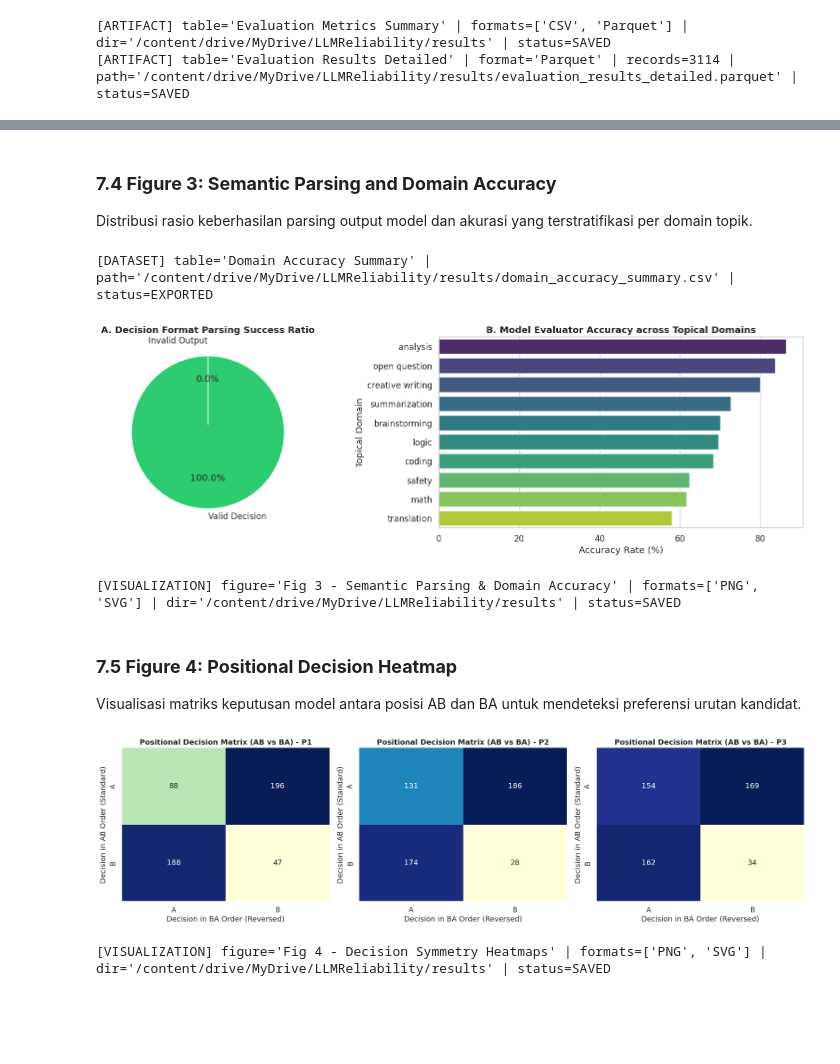
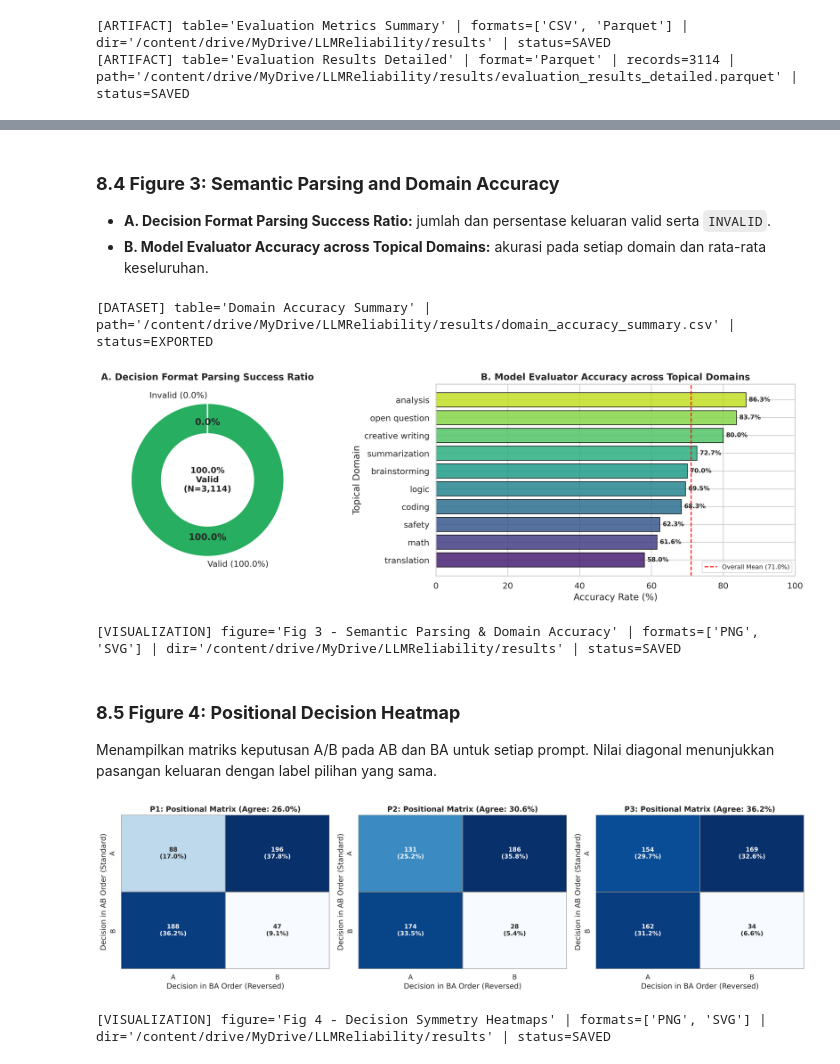
Before and after one commit to RozhakDev/LLMReliability, a Jupyter notebook: AI/08_End_to_End_Evaluation_Pipeline.ipynb, the cells around one changed output, grey strips where cells are left out. Cells and saved outputs as stored; diff of their text form; code cells hidden in the pictures; blank space fills up the shorter version.

```diff
--- a/AI/08_End_to_End_Evaluation_Pipeline.ipynb
+++ b/AI/08_End_to_End_Evaluation_Pipeline.ipynb
@@ -863,6 +912,9 @@ Konfigurasi tema tampilan grafik menggunakan pustaka Seaborn dan Matplotlib.
 # %%
 sns.set_theme(style='whitegrid', font_scale=1.1)
 plt.rcParams['font.sans-serif'] = 'DejaVu Sans'
+plt.rcParams['font.family'] = 'sans-serif'
+plt.rcParams['figure.dpi'] = 300
+plt.rcParams['savefig.dpi'] = 300
 
-print("[VISUALIZATION] theme='whitegrid' | font='DejaVu Sans' | dpi=300 | status=CONFIGURED")
+print(f"[ENVIRONMENT] visualization_framework='Matplotlib/Seaborn' | theme='whitegrid' | base_dpi=300 | status=CONFIGURED")
 # %% [output]
@@ -936,42 +1046,70 @@ print(f"[VISUALIZATION] figure='Fig 2 - Consistency, Flip Rate & Kappa' | format
 [VISUALIZATION] figure='Fig 2 - Consistency, Flip Rate & Kappa' | formats=['PNG', 'SVG'] | dir='/content/drive/MyDrive/LLMReliability/results' | status=SAVED
 # %% [markdown]
-### **7.4 Figure 3: Semantic Parsing and Domain Accuracy**
+### **8.4 Figure 3: Semantic Parsing and Domain Accuracy**
 
-Distribusi rasio keberhasilan parsing output model dan akurasi yang terstratifikasi per domain topik.
+- **A. Decision Format Parsing Success Ratio:** jumlah dan persentase keluaran valid serta `INVALID`.
+- **B. Model Evaluator Accuracy across Topical Domains:** akurasi pada setiap domain dan rata-rata keseluruhan.
 # %%
 fig3, axes3 = plt.subplots(1, 2, figsize=(16, 5))
 
-status_labels = ['Valid Decision', 'Invalid Output']
+total_eval = len(df_valid) + invalid_count
+valid_pct = (len(df_valid) / total_eval) * 100 if total_eval > 0 else 0.0
+invalid_pct = (invalid_count / total_eval) * 100 if total_eval > 0 else 0.0
+
 status_vals = [len(df_valid), invalid_count]
-axes3[0].pie(status_vals, labels=status_labels, autopct='%1.1f%%', colors=['#2ecc71', '#e74c3c'], startangle=90, explode=(0, 0.1))
+status_labels = [f"Valid ({valid_pct:.1f}%)", f"Invalid ({invalid_pct:.1f}%)"]
+
+wedges, texts, autotexts = axes3[0].pie(
+    status_vals,
+    labels=status_labels,
+    autopct='%1.1f%%',
+    colors=['#27ae60', '#e74c3c'],
+    startangle=90,
+    pctdistance=0.75,
+    wedgeprops=dict(width=0.4, edgecolor='white', linewidth=2)
+)
+for autotext in autotexts:
+    autotext.set_fontweight('bold')
+
+axes3[0].text(0, 0, f"{valid_pct:.1f}%\nValid\n(N={total_eval:,})", ha='center', va='center', fontweight='bold', fontsize=12)
 axes3[0].set_title('A. Decision Format Parsing Success Ratio', fontweight='bold')
 
 df_valid['is_correct'] = (df_valid['logical_decision'] == df_valid['logical_human']).astype(int) * 100
-domain_acc = df_valid.groupby('domain')['is_correct'].mean().reset_index().sort_values('is_correct', ascending=False)
+domain_acc = df_valid.groupby('domain')['is_correct'].mean().reset_index().sort_values('is_correct', ascending=True)
+overall_mean_acc = df_valid['is_correct'].mean()
+
 domain_csv: str = os.path.join(RESULTS_DIR, 'domain_accuracy_summary.csv')
-domain_acc.to_csv(domain_csv, index=False)
+domain_acc.sort_values('is_correct', ascending=False).to_csv(domain_csv, index=False)
 print(f"[DATASET] table='Domain Accuracy Summary' | path='{domain_csv}' | status=EXPORTED")
 
-sns.barplot(data=domain_acc, y='domain', x='is_correct', hue='domain', legend=False, ax=axes3[1], palette='viridis')
+bars_3b = axes3[1].barh(domain_acc['domain'], domain_acc['is_correct'], color=sns.color_palette('viridis', len(domain_acc)), edgecolor='black', alpha=0.85)
+axes3[1].axvline(overall_mean_acc, color='red', linestyle='--', linewidth=1.5, label=f'Overall Mean ({overall_mean_acc:.1f}%)')
 axes3[1].set_title('B. Model Evaluator Accuracy across Topical Domains', fontweight='bold')
 axes3[1].set_xlabel('Accuracy Rate (%)')
 axes3[1].set_ylabel('Topical Domain')
+axes3[1].set_xlim(0, 100)
+axes3[1].legend(loc='lower right', fontsize=9)
+
+for bar in bars_3b:
+    val = bar.get_width()
+    axes3[1].annotate(f"{val:.1f}%", (val, bar.get_y() + bar.get_height() / 2.),
+                      xytext=(4, 0), textcoords='offset points', ha='left', va='center', fontweight='bold', fontsize=9)
 
 plt.tight_layout()
 fig3_base = os.path.join(RESULTS_DIR, 'plot_parsing_and_domain_acc')
 plt.savefig(f"{fig3_base}.png", dpi=300, bbox_inches='tight')
 plt.savefig(f"{fig3_base}.svg", format='svg', bbox_inches='tight')
 plt.show()
 
 print(f"[VISUALIZATION] figure='Fig 3 - Semantic Parsing & Domain Accuracy' | formats=['PNG', 'SVG'] | dir='{RESULTS_DIR}' | status=SAVED")
 # %% [output]
 [DATASET] table='Domain Accuracy Summary' | path='/content/drive/MyDrive/LLMReliability/results/domain_accuracy_summary.csv' | status=EXPORTED
-[figure, old version]
+[figure, new version]
 [VISUALIZATION] figure='Fig 3 - Semantic Parsing & Domain Accuracy' | formats=['PNG', 'SVG'] | dir='/content/drive/MyDrive/LLMReliability/results' | status=SAVED
 # %% [markdown]
-### **7.5 Figure 4: Positional Decision Heatmap**
+### **8.5 Figure 4: Positional Decision Heatmap**
 
-Visualisasi matriks keputusan model antara posisi AB dan BA untuk mendeteksi preferensi urutan kandidat.
+Menampilkan matriks keputusan A/B pada AB dan BA untuk setiap prompt. Nilai diagonal menunjukkan pasangan keluaran dengan label pilihan yang sama.
 # %%
 fig4, axes4 = plt.subplots(1, len(prompts), figsize=(18, 5))
 
@@ -982,8 +1120,20 @@ for idx, p_id in enumerate(prompts):
     paired = sub_ab.join(sub_ba, lsuffix='_ab', rsuffix='_ba', how='inner')
     if not paired.empty:
         crosstab = pd.crosstab(paired['parsed_decision_ab'], paired['parsed_decision_ba'])
-        sns.heatmap(crosstab, annot=True, fmt='d', cmap='YlGnBu', ax=axes4[idx], cbar=False)
-        axes4[idx].set_title(f'Positional Decision Matrix (AB vs BA) - {p_id}', fontweight='bold')
+        total_paired = len(paired)
+        annot_matrix = np.empty(crosstab.shape, dtype=object)
+        for i in range(crosstab.shape[0]):
+            for j in range(crosstab.shape[1]):
+                cnt = crosstab.iloc[i, j]
+                pct = (cnt / total_paired) * 100 if total_paired > 0 else 0.0
+                annot_matrix[i, j] = f"{cnt}\n({pct:.1f}%)"
+
+        diag_agreement = (np.diag(crosstab).sum() / total_paired) * 100 if total_paired > 0 else 0.0
+
+        sns.heatmap(crosstab, annot=annot_matrix, fmt='', cmap='Blues', ax=axes4[idx], cbar=False,
+                    annot_kws={'fontsize': 11, 'fontweight': 'bold'},
+                    linewidths=1, linecolor='gray')
+        axes4[idx].set_title(f'{p_id}: Positional Matrix (Agree: {diag_agreement:.1f}%)', fontweight='bold')
         axes4[idx].set_xlabel('Decision in BA Order (Reversed)')
         axes4[idx].set_ylabel('Decision in AB Order (Standard)')
 
@@ -995,5 +1145,5 @@ plt.show()
 
 print(f"[VISUALIZATION] figure='Fig 4 - Decision Symmetry Heatmaps' | formats=['PNG', 'SVG'] | dir='{RESULTS_DIR}' | status=SAVED")
 # %% [output]
-[figure, old version]
+[figure, new version]
 [VISUALIZATION] figure='Fig 4 - Decision Symmetry Heatmaps' | formats=['PNG', 'SVG'] | dir='/content/drive/MyDrive/LLMReliability/results' | status=SAVED
```
Also changed, not shown: parts of 46 cells of this notebook, 4 other files.
